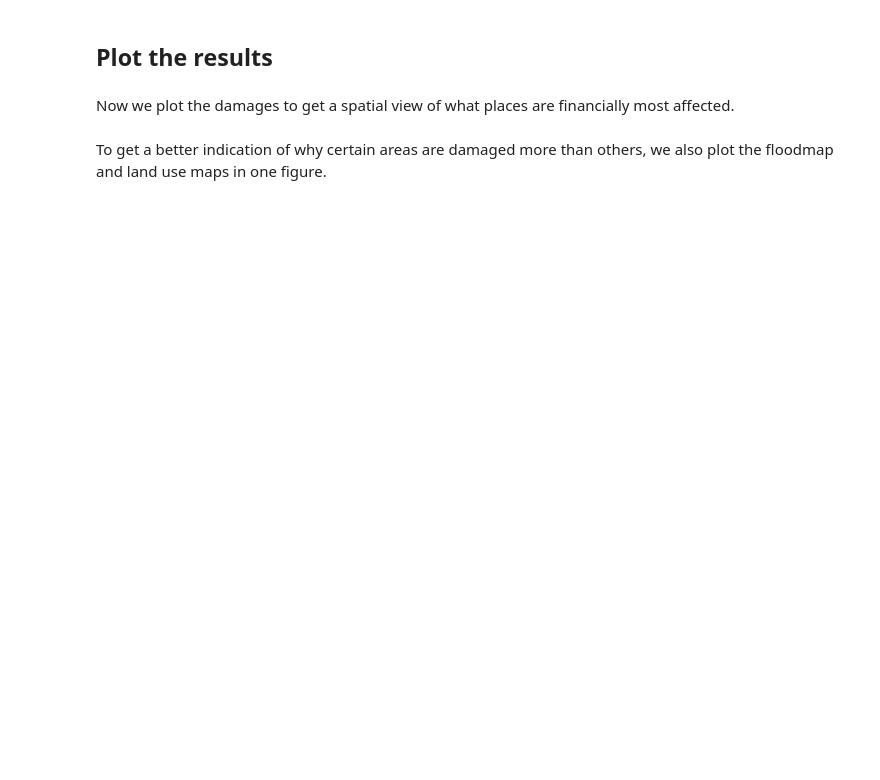
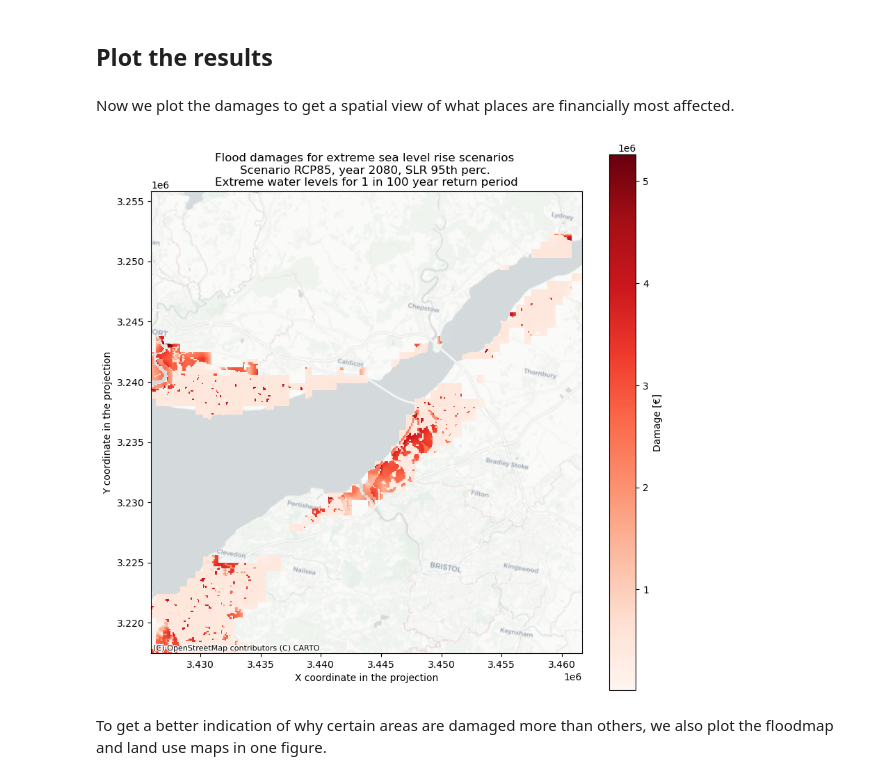
Before and after one commit to CLIMAAX/FLOODS, a Jupyter notebook: coastal_flooding.ipynb, the cells around one changed output. Drawn from its saved outputs; the diff is of its cells as text; code cells hidden in the pictures; blank space fills up the shorter version.

```diff
--- a/coastal_flooding.ipynb
+++ b/coastal_flooding.ipynb
@@ -488,0 +443,2 @@ with rasterio.open(
+# %%
+floodmaps_resampled = floodmaps_resampled.sortby(["y"],ascending=False)
@@ -489,3 +461,24 @@ with rasterio.open(
+# %%
+for year in years:
+    for scenario in rcps:
+        for slr_perc in percs:
+            if (slr_perc==95) & (scenario != 'rcp85'):
+                continue
+            for pp in range(0,6):
+                data_tif = floodmaps_resampled['inun'].sel(year=year,scenario=scenario,slr_percentile=slr_perc,drop=True).isel(return_period=pp,drop=True)
+                with rasterio.open(
+                    f'{tif_dir}/floodmap_resampled_{areaname}_{year}_rp{floodmaps_resampled.return_period.values[pp]:04d}_{scenario}_Perc{slr_perc}.tif',
+                    'w',
+                    driver='GTiff',
+                    height=data_tif.shape[0],
+                    width=data_tif.shape[1],
+                    count=1,
+                    dtype=str(data_tif.dtype),
+                    crs=data_tif.rio.crs,
+                    transform=data_tif.rio.transform(),
+                ) as dst:
+                    # Write the data array values to the rasterio dataset
+                    dst.write(data_tif.values,indexes=1)
 # %%
 # Create a new GeoTIFF file for the clipped land use map
 with rasterio.open(
@@ -555,5 +564,11 @@ The DamageScanner takes the following data:
 - The clipped landuse map
 - The created vulnerability curves
 - A table of maximum damages per landuse category
+# %%
+# Select scenario
+year = 2080
+rcp = 'rcp85'
+slr_perc = 95
+rp = 100
 # %%
 # Define file paths for the flood map, land use map, vulnerability curves, and maximum damages
@@ -595,24 +628,26 @@ catagory_damage.sort_values(by='damage mln.', ascending=False, inplace=True)
 Now we plot the damages to get a spatial view of what places are financially most affected.
 # %%
 # Open a raster file representing flood damages for a specific scenario
-damagemap = rxr.open_rasterio(f'{results_dir}/scenario200_damagemap.tif')
+damagemap = rxr.open_rasterio('{}/flood_scenario_{}_{}_Perc{}_{}_rp{:04}_damagemap.tif'.format(results_dir,areaname, scenario, slr_perc,year,rp))
 
 # Select values in the damagemap that are greater than 0
 damagemap = damagemap.where(damagemap > 0)
 
 # Create a plot with a specified size
 fig, ax = plt.subplots(figsize=(10, 10))
 
 # Plot the damagemap with a color map representing damages and a color bar
 damagemap.plot(ax=ax, cmap='Reds', cbar_kwargs={'label': "Damage [€]"})
 
 # Set plot title and labels for X and Y coordinates
-plt.title('Flood damages for 500 year return period')
+plt.title('Flood damages for extreme sea level rise scenarios \n' + f'Scenario {scenario.upper()}, year {year}, SLR {slr_perc}th perc. \n' + f'Extreme water levels for 1 in {rp} year return period')
 plt.xlabel('X coordinate in the projection')
 plt.ylabel('Y coordinate in the projection')
 
 # Add a basemap background to the plot using Contextily
 ctx.add_basemap(ax=ax, crs=damagemap.rio.crs.to_string(), source=ctx.providers.CartoDB.Positron)
+# %% [output]
+[figure, added]
 # %% [markdown]
 To get a better indication of why certain areas are damaged more than others, we also plot the floodmap and land use maps in one figure.
 # %%
```
Also changed, not shown: parts of 19 cells of this notebook, 1 other file.
